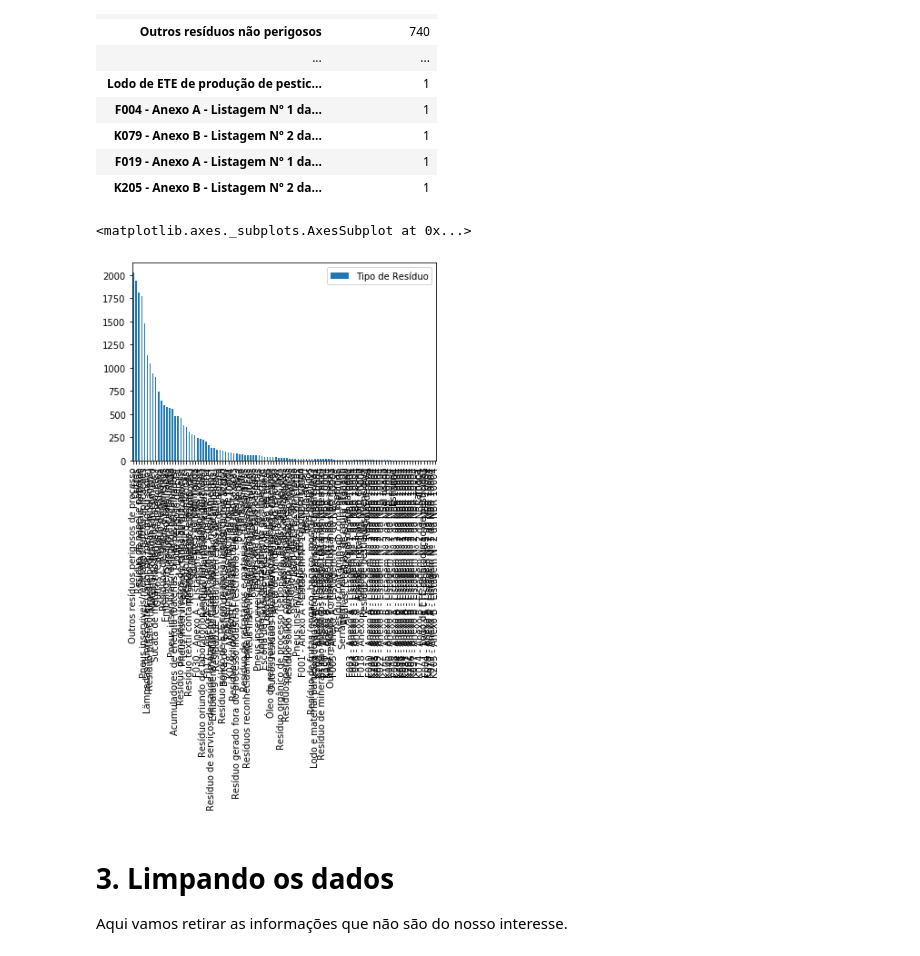
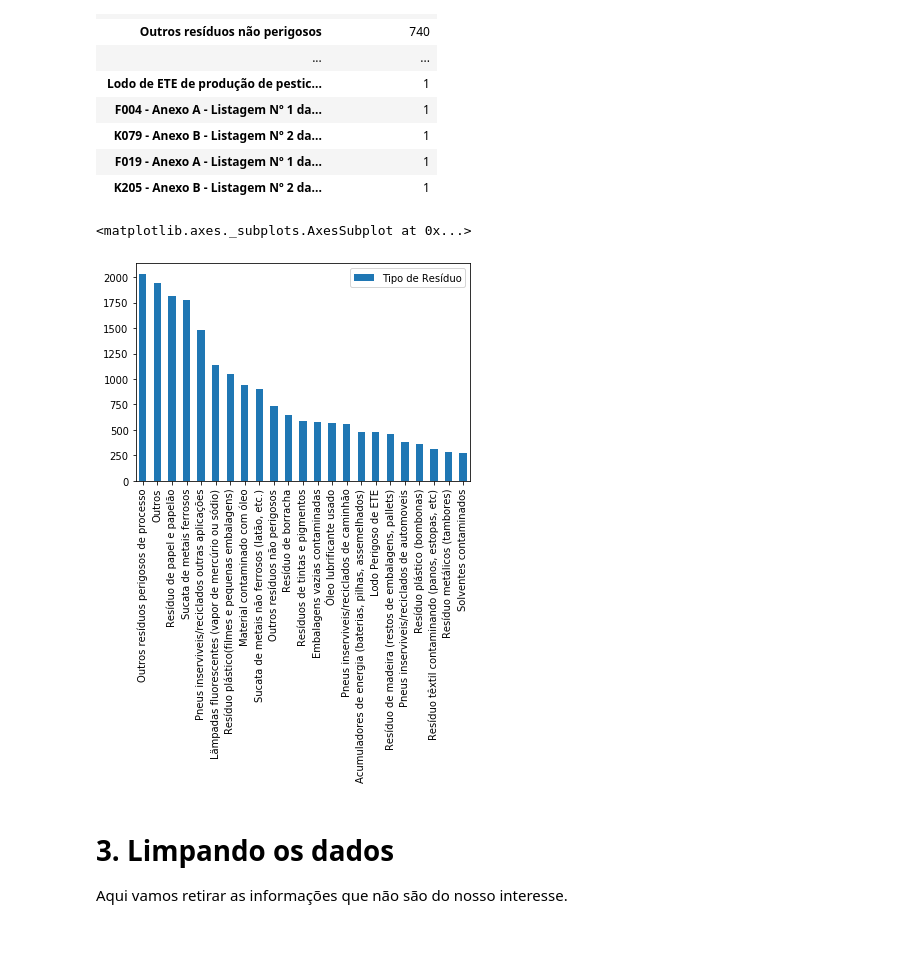
Before and after one commit to gnlins/Projeto_reciclaveis, a Jupyter notebook: Resíduos_reciclados.ipynb, the cells around one changed output. Drawn from its saved outputs; the diff is of its cells as text; code cells hidden in the pictures.

```diff
--- a/Resíduos_reciclados.ipynb
+++ b/Resíduos_reciclados.ipynb
@@ -219,10 +219,10 @@ resType
 | F019 - Anexo A - Listagem Nº 1 da... | 1 |
 | K205 - Anexo B - Listagem Nº 2 da... | 1 |
 # %%
-resType.plot(kind='bar')
+resType[resType['Tipo de Resíduo']>250].plot(kind='bar')
 # %% [output]
 <matplotlib.axes._subplots.AxesSubplot at 0x...>
-[figure, old version]
+[figure, new version]
 # %%
 def converter(x):
     l = x.split('.')
```
